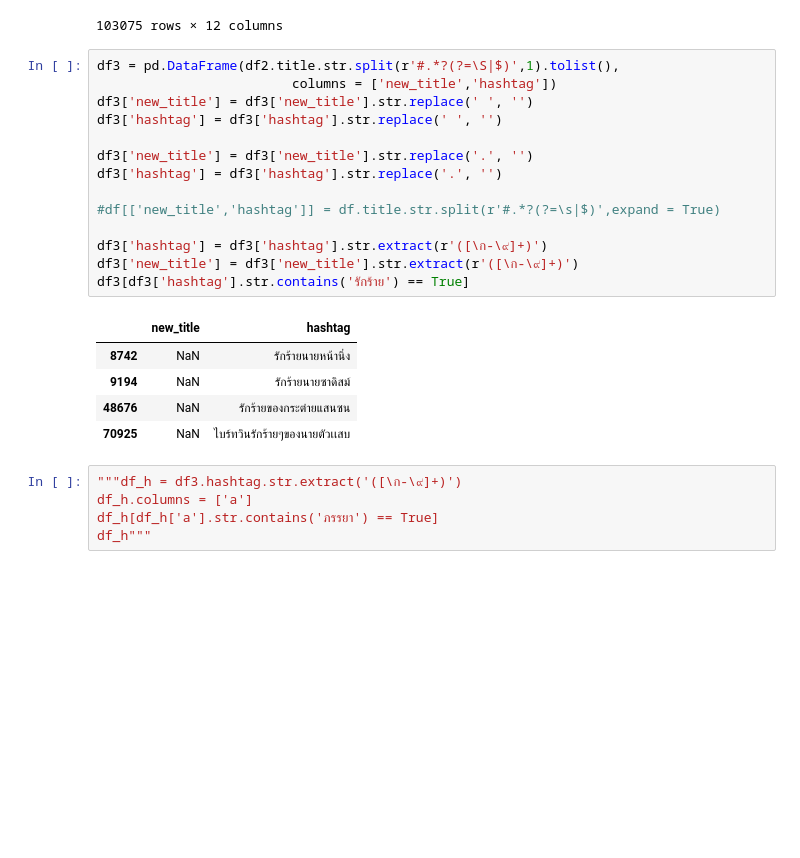
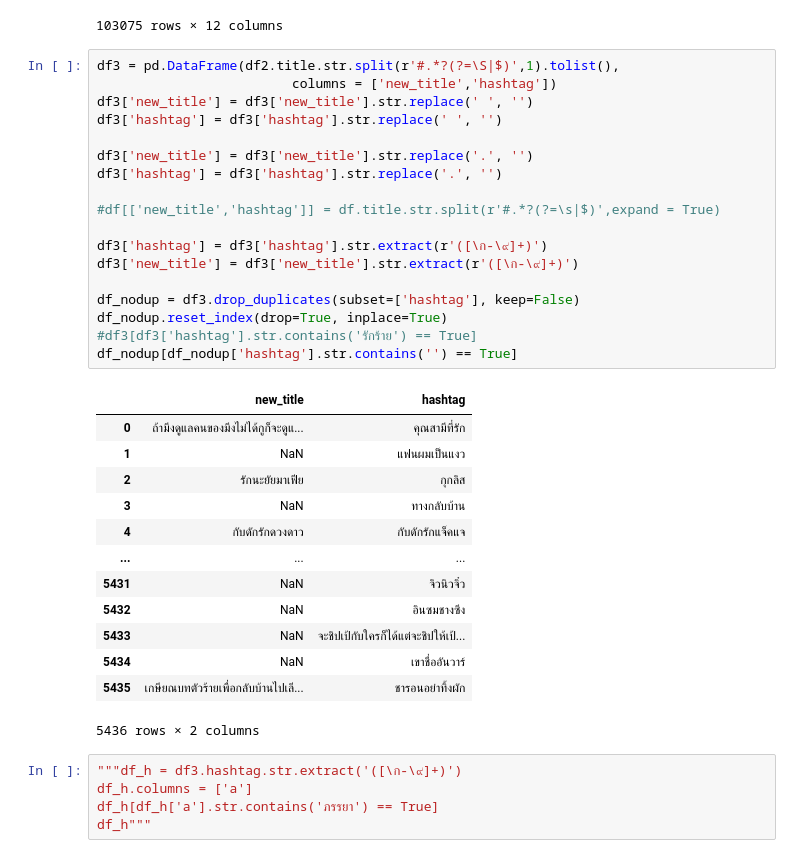
Before and after one commit to pppetonggg/Pick2Read, a Jupyter notebook: CleanReadawrite.ipynb, the cells around one changed output. Cells and saved outputs as stored; diff of their text form; blank space fills up the shorter version.

Commit message:
hashtag no duplicate for twitter search

```diff
--- a/CleanReadawrite.ipynb
+++ b/CleanReadawrite.ipynb
@@ -72,23 +72,35 @@ df2
 # %%
 df3 = pd.DataFrame(df2.title.str.split(r'#.*?(?=\S|$)',1).tolist(),
                          columns = ['new_title','hashtag'])
 df3['new_title'] = df3['new_title'].str.replace(' ', '')
 df3['hashtag'] = df3['hashtag'].str.replace(' ', '')
 
 df3['new_title'] = df3['new_title'].str.replace('.', '')
 df3['hashtag'] = df3['hashtag'].str.replace('.', '')
 
 #df[['new_title','hashtag']] = df.title.str.split(r'#.*?(?=\s|$)',expand = True)
 
 df3['hashtag'] = df3['hashtag'].str.extract(r'([\ก-\๙]+)')
 df3['new_title'] = df3['new_title'].str.extract(r'([\ก-\๙]+)')
-df3[df3['hashtag'].str.contains('รักร้าย') == True]
+
+df_nodup = df3.drop_duplicates(subset=['hashtag'], keep=False)
+df_nodup.reset_index(drop=True, inplace=True)
+#df3[df3['hashtag'].str.contains('รักร้าย') == True]
+df_nodup[df_nodup['hashtag'].str.contains('') == True]
 # %% [output]
 |  | new_title | hashtag |
-| 8742 | NaN | รักร้ายนายหน้านิ่ง |
-| 9194 | NaN | รักร้ายนายซาดิสม์ |
-| 48676 | NaN | รักร้ายของกระต่ายแสนซน |
-| 70925 | NaN | ไบร์ทวินรักร้ายๆของนายตัวเเสบ |
+| 0 | ถ้ามึงดูแลคนของมึงไม่ได้กูก็จะดูแ... | คุณสามีที่รัก |
+| 1 | NaN | แฟนผมเป็นแงว |
+| 2 | รักนะยัยมาเฟีย | กุกลิส |
+| 3 | NaN | ทางกลับบ้าน |
+| 4 | กับดักรักดวงดาว | กับดักรักแจ็คแจ |
+| ... | ... | ... |
+| 5431 | NaN | จิวนิวจิ๋ว |
+| 5432 | NaN | อินซมชางซึง |
+| 5433 | NaN | จะชิปเป้กับใครก็ได้แต่จะชิปให้เป้... |
+| 5434 | NaN | เขาชื่ออันวาร์ |
+| 5435 | เกษียณบทตัวร้ายเพื่อกลับบ้านไปเลี... | ชารอนอย่าทิ้งผัก |
+5436 rows × 2 columns
 # %%
 """df_h = df3.hashtag.str.extract('([\ก-\๙]+)')
 df_h.columns = ['a']
```
Also changed, not shown: parts of 4 cells of this notebook, 4 other files.
